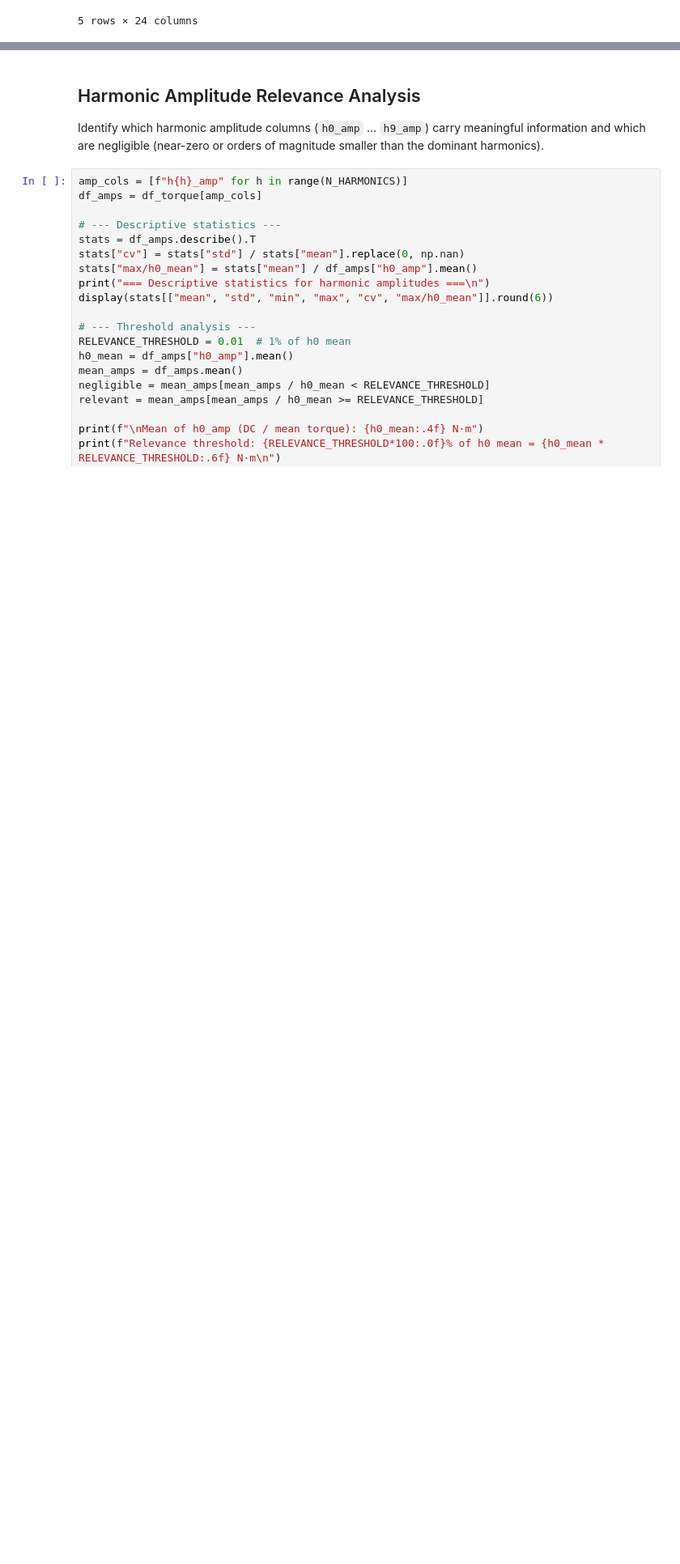
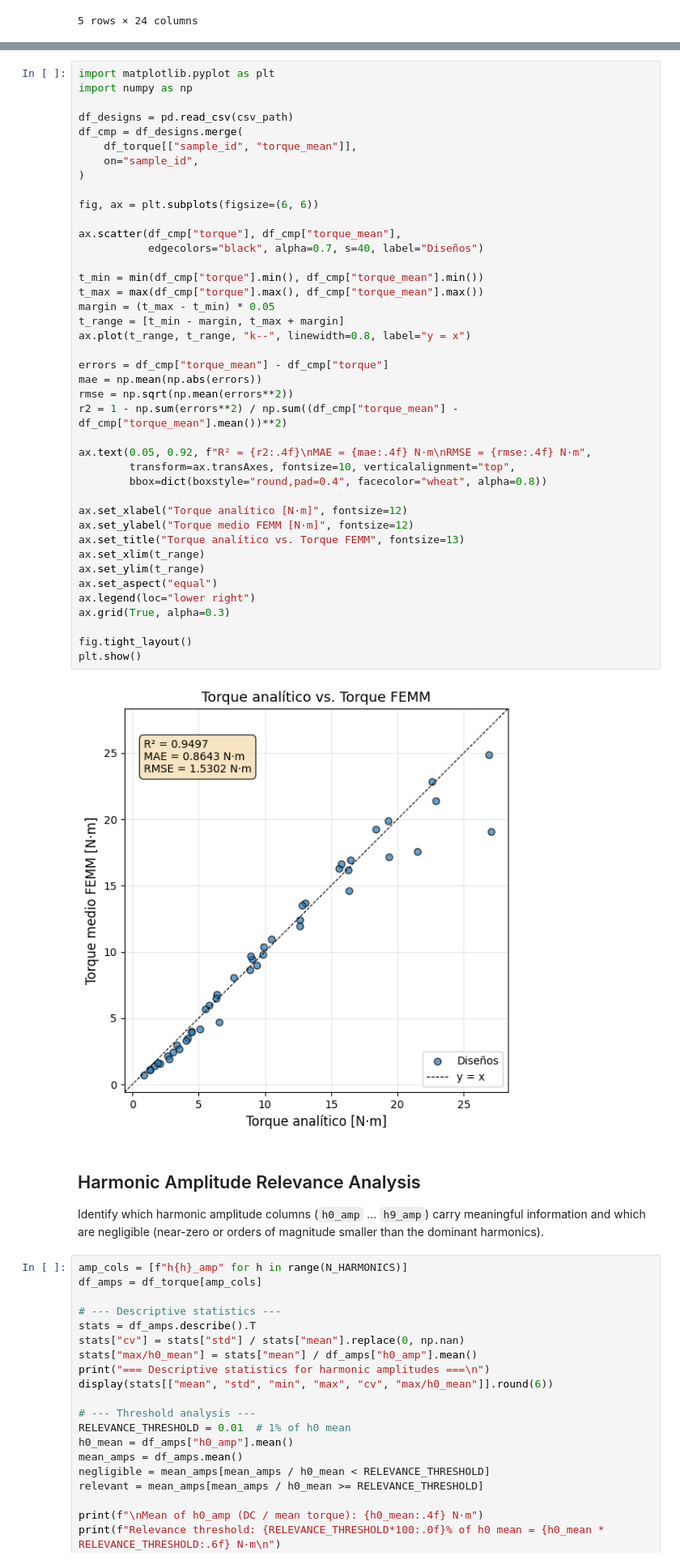
Before and after one commit to ralcoberro/pinn_pmsm, a Jupyter notebook: generate_pinn_dataset.ipynb, the cells around one changed output, grey strips where cells are left out. Shown at 81% size. Saved outputs shown, nothing was run; the diff lists cells and outputs as text; blank space fills up the shorter version.

```diff
--- a/generate_pinn_dataset.ipynb
+++ b/generate_pinn_dataset.ipynb
@@ -852,3 +867,46 @@ plt.show()
+# %%
+import matplotlib.pyplot as plt
+import numpy as np
+
+df_designs = pd.read_csv(csv_path)
+df_cmp = df_designs.merge(
+    df_torque[["sample_id", "torque_mean"]],
+    on="sample_id",
+)
+
+fig, ax = plt.subplots(figsize=(6, 6))
+
+ax.scatter(df_cmp["torque"], df_cmp["torque_mean"],
+           edgecolors="black", alpha=0.7, s=40, label="Diseños")
+
+t_min = min(df_cmp["torque"].min(), df_cmp["torque_mean"].min())
+t_max = max(df_cmp["torque"].max(), df_cmp["torque_mean"].max())
+margin = (t_max - t_min) * 0.05
+t_range = [t_min - margin, t_max + margin]
+ax.plot(t_range, t_range, "k--", linewidth=0.8, label="y = x")
+
+errors = df_cmp["torque_mean"] - df_cmp["torque"]
+mae = np.mean(np.abs(errors))
+rmse = np.sqrt(np.mean(errors**2))
+r2 = 1 - np.sum(errors**2) / np.sum((df_cmp["torque_mean"] - df_cmp["torque_mean"].mean())**2)
+
+ax.text(0.05, 0.92, f"R² = {r2:.4f}\nMAE = {mae:.4f} N·m\nRMSE = {rmse:.4f} N·m",
+        transform=ax.transAxes, fontsize=10, verticalalignment="top",
+        bbox=dict(boxstyle="round,pad=0.4", facecolor="wheat", alpha=0.8))
+
+ax.set_xlabel("Torque analítico [N·m]", fontsize=12)
+ax.set_ylabel("Torque medio FEMM [N·m]", fontsize=12)
+ax.set_title("Torque analítico vs. Torque FEMM", fontsize=13)
+ax.set_xlim(t_range)
+ax.set_ylim(t_range)
+ax.set_aspect("equal")
+ax.legend(loc="lower right")
+ax.grid(True, alpha=0.3)
+
+fig.tight_layout()
+plt.show()
+# %% [output]
+[figure, added]
 # %% [markdown]
 ## Harmonic Amplitude Relevance Analysis
 
```
Also changed, not shown: parts of 2 cells of this notebook, 4 other files.
